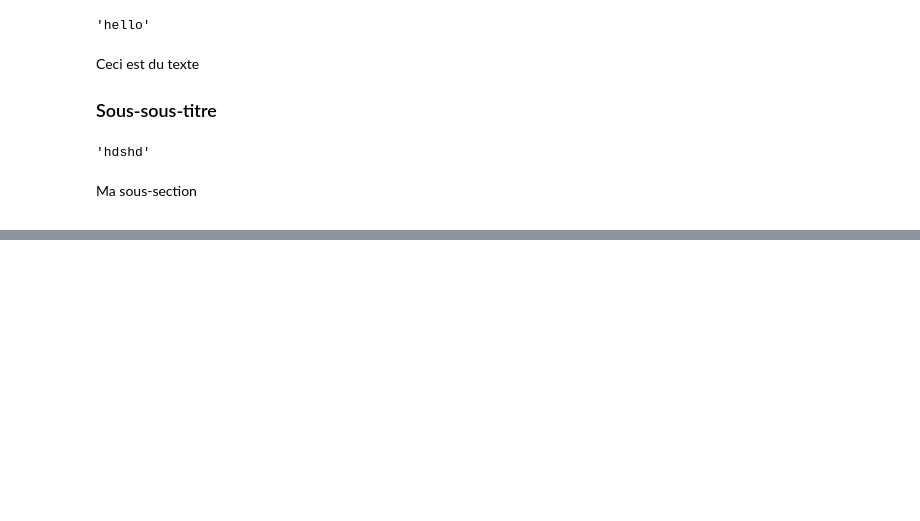
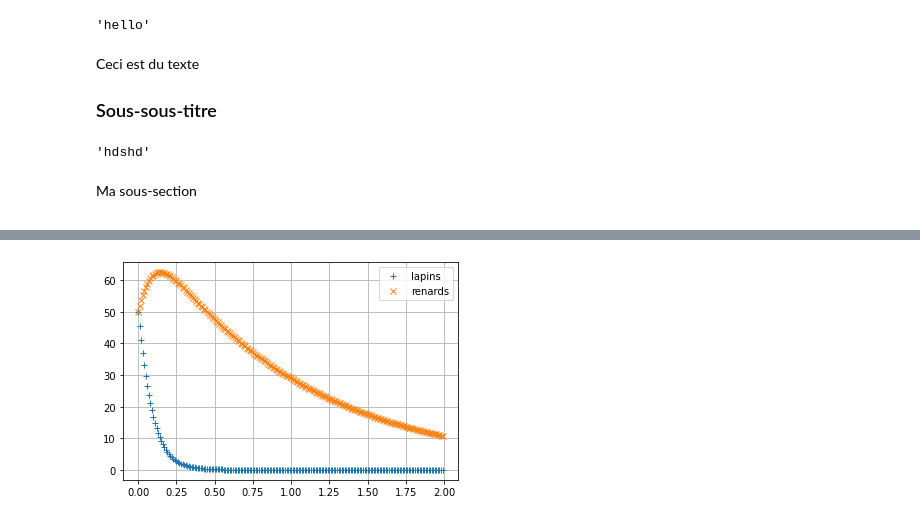
Before and after one commit to boisgera/data-sandbox, a Jupyter notebook: demo.ipynb, the cells around one changed output, grey strips where cells are left out. Cells and saved outputs as stored; diff of their text form; code cells hidden in the pictures; blank space fills up the shorter version.

```diff
--- a/demo.ipynb
+++ b/demo.ipynb
@@ -87,0 +278,6 @@ Ma sous-section
+# %%
+y0 = [50, 50] # condition initiale: 90 lapin, 10 renards
+t_span = [0.0, 2.0] # intervalle de temps de simulation
+t_eval = arange(0.0, 2.0, 0.01) # temps ou l'état est évalué
+# %%
+result = solve_ivp(fun=fun, y0=y0, t_span=t_span, t_eval=t_eval)
@@ -87,0 +289,2 @@ Ma sous-section
+# %%
+y = result["y"]
@@ -87,0 +295,7 @@ Ma sous-section
+# %%
+plot(t, y[0], "+", label="lapins")
+plot(t, y[1], "x", label="renards")
+legend()
+grid(True)
+# %% [output]
+[figure, added]
```
Also changed, not shown: parts of 43 cells of this notebook.
